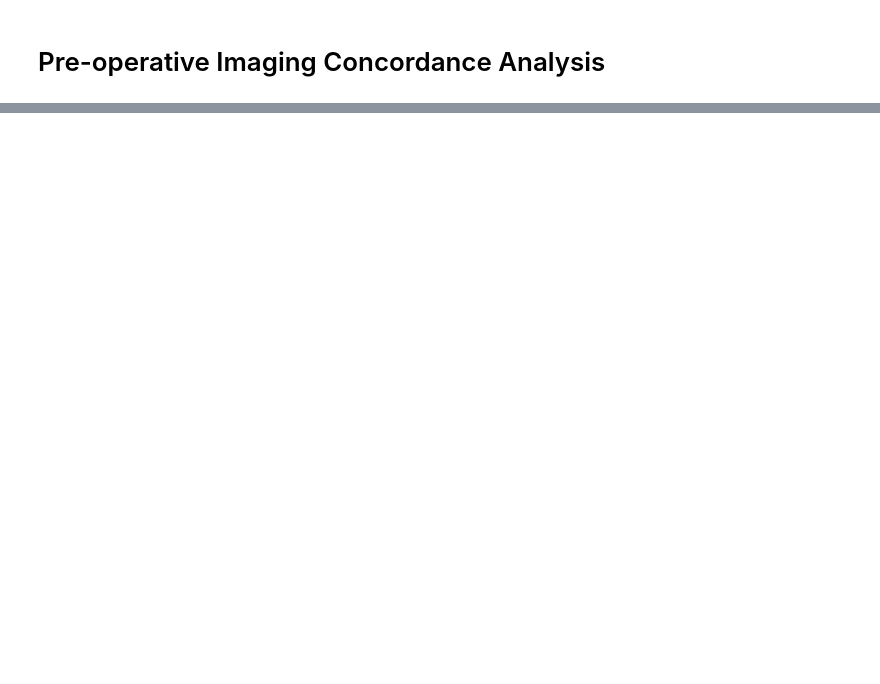
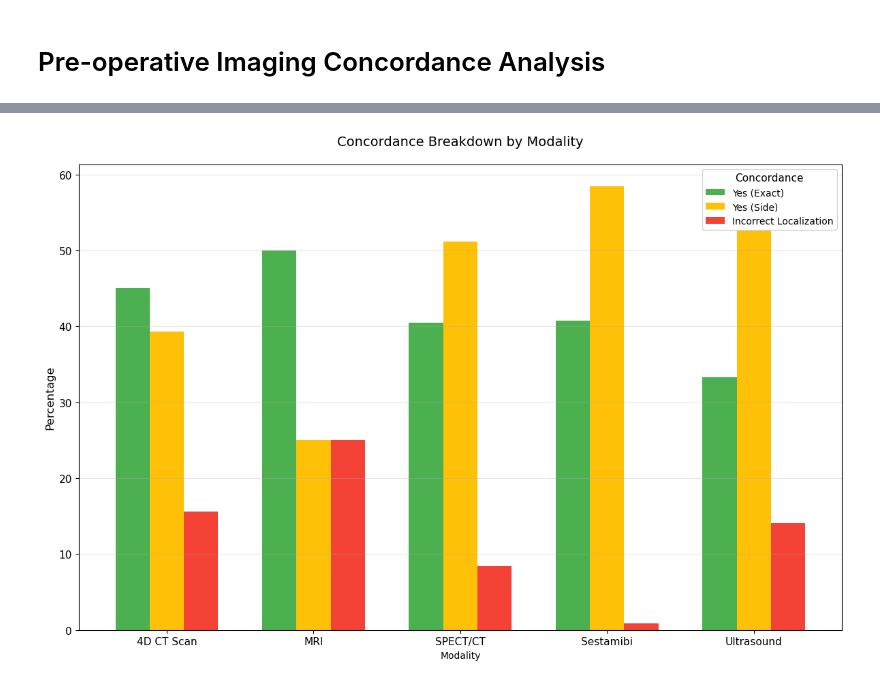
Before and after one commit to Jonah-Schwartz521/parathyroid-imaging-evaluation, a Jupyter notebook: ModalityConcordance.ipynb, the cells around one changed output, grey strips where cells are left out. Saved outputs shown, nothing was run; the diff lists cells and outputs as text; code cells hidden in the pictures; blank space fills up the shorter version.

```diff
--- a/ModalityConcordance.ipynb
+++ b/ModalityConcordance.ipynb
@@ -5,10 +9,3 @@ import pandas as pd
 # %%
-df = pd.read_excel('Data/raw_imaging_data.xlsx')
-
-# Then we checked for null values
-print("\n")
-print(df.isna().sum())
-
-# Then we found the rows with null ages
-print("\n\nRows with null ages:")
-print(df[df['Age'].isna()][['Patient ID']])
+# Clean column names by removing whitespace
+preop_imaging_df.columns = preop_imaging_df.columns.str.strip()
@@ -31,0 +16,3 @@ KeyError: 'Age'
+# %%
+# Calculate Concordance for Each Modality
+modalities = ['SPECT/CT', '4D CT Scan', 'Ultrasound', 'Sestamibi', 'MRI']
@@ -31,0 +111,14 @@ KeyError: 'Age'
+# %%
+# Convert to DataFrame
+concordance_summary_df = pd.DataFrame(summary_data)
+
+# Pivot for grouped bar plot preparation (optional)
+pivot_df = concordance_summary_df.pivot(index='Modality', columns='Concordance', values='Percentage').fillna(0)
+
+# Reorder columns
+ordered_cols = ['Yes (Exact)', 'Yes (Side)', 'Incorrect Localization']
+pivot_df = pivot_df.reindex(columns=ordered_cols).fillna(0)
+
+# Display results
+display(concordance_summary_df)
+display(pivot_df)
@@ -31,0 +149,19 @@ KeyError: 'Age'
+# %%
+# Plot grouped bar plot
+pivot_df.plot(
+    kind='bar',
+    figsize=(12,8),
+    color=['#4CAF50', '#FFC107', '#F44336'],  # green, yellow, red
+    width=0.7
+)
+
+plt.ylabel('Percentage', fontsize=12)
+plt.title('Concordance Breakdown by Modality', fontsize=14, pad=20)
+plt.xticks(rotation=0, fontsize=11)
+plt.yticks(fontsize=11)
+plt.legend(title='Concordance', fontsize=10, title_fontsize=11)
+plt.grid(axis='y', alpha=0.3)
+plt.tight_layout()
+plt.show()
+# %% [output]
+[figure, added]
```
Also changed, not shown: parts of 9 cells of this notebook, 2 other files.
